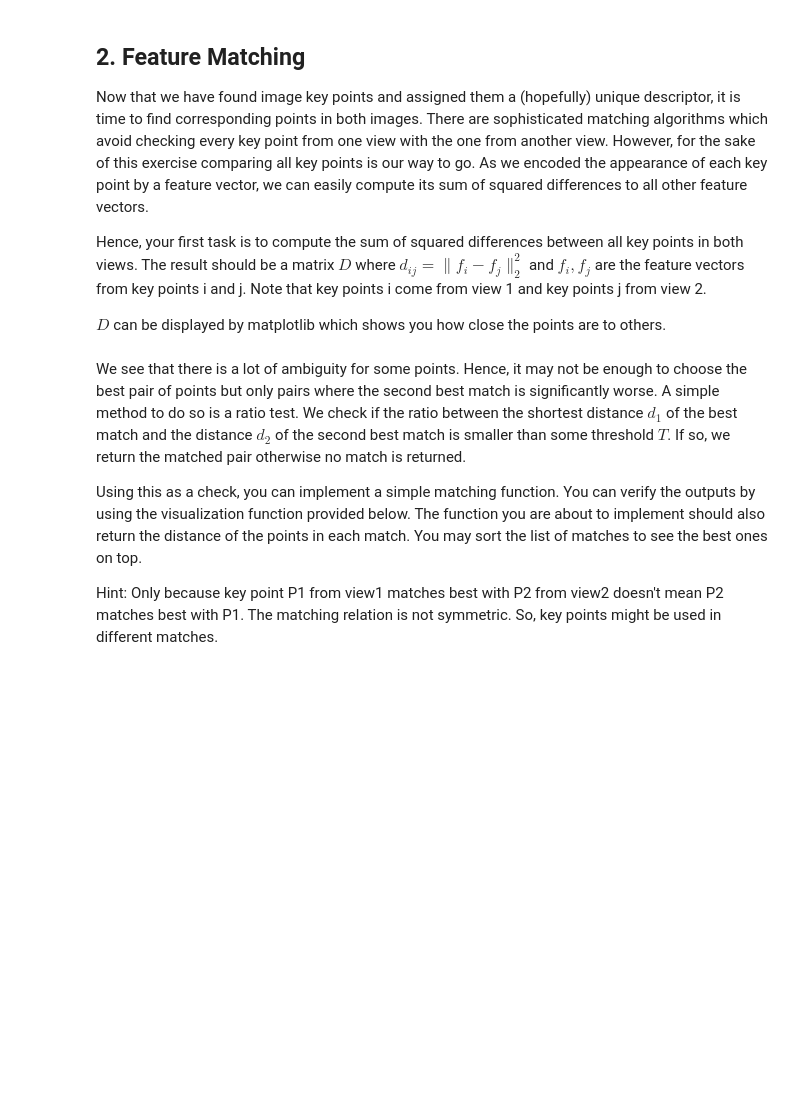
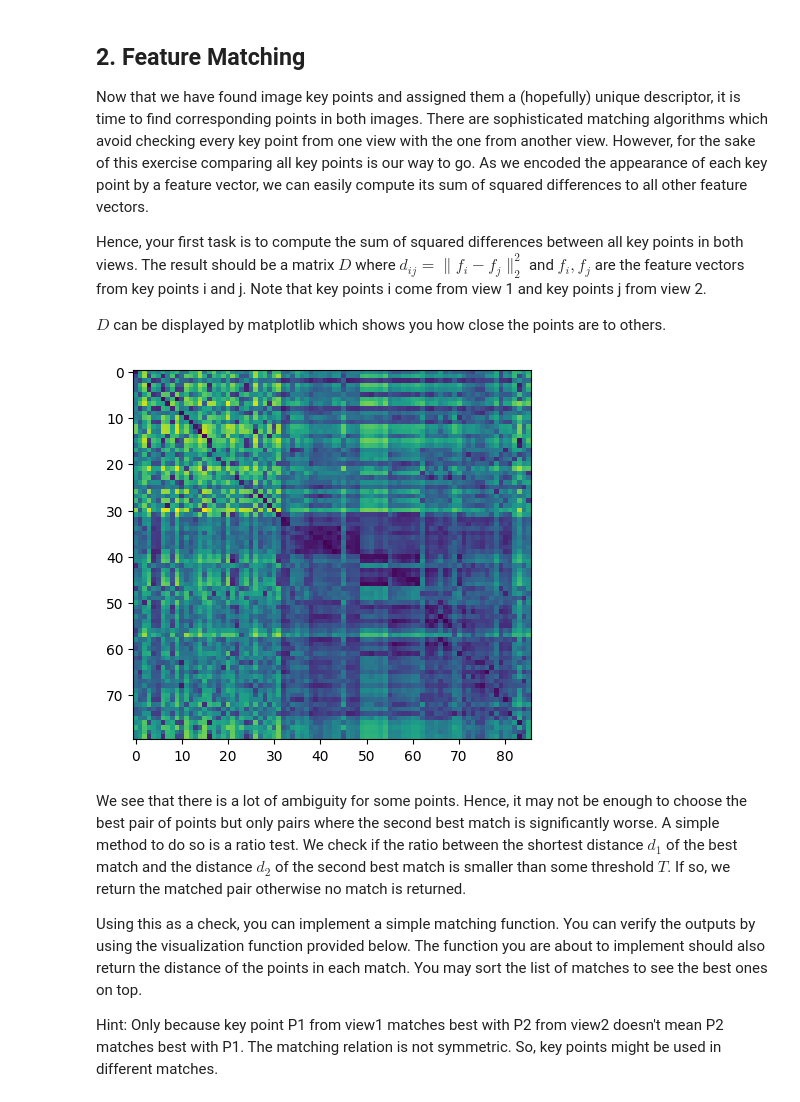
Before and after one commit to Li-Jesse-Jiaze/3dcv-students, a Jupyter notebook: 4.0-tl-feature-matching.ipynb, the cells around one changed output. Saved outputs shown, nothing was run; the diff lists cells and outputs as text; code cells hidden in the pictures; blank space fills up the shorter version.

```diff
--- a/4.0-tl-feature-matching.ipynb
+++ b/4.0-tl-feature-matching.ipynb
@@ -478,20 +478,28 @@ $D$ can be displayed by matplotlib which shows you how close the points are to o
 # %%
 features_view1 = features["view1"]
 features_view2 = features["view2"]
 
 def get_distances(features_view1: npt.ArrayLike, features_view2: npt.ArrayLike) -> np.ndarray:
     """Compute the distance matrix between the feature vectors.
 
     :param features_view1: feature vectors of view 1 [number of keypoints view 1, feature vector size]
     :param features_view2: feature vectors of view 2 [number of keypoints view 2, feature vector size]
     :return array with distance matrix [number of keypoints 1, number of keypoints view 2]
     """
     # TODO: implement it
+    # solution with scipy: return scipy.spatial.distance.cdist(features_view1, features_view2,'euclidean')**2
+    D = []
+    for i in range(features_view1.shape[0]):
+        row_i = np.linalg.norm(features_view1[i]-features_view2,axis=1)**2
+        D.append(row_i)
+    return np.array(D)
 
-D = # TODO: implement and call get_distances
+D = get_distances(features_view1,features_view2) # TODO: implement and call get_distances
 
 plt.imshow(D)
 plt.show()
+# %% [output]
+[figure, added]
 # %% [markdown]
 We see that there is a lot of ambiguity for some points. Hence, it may not be enough to choose the best pair of points but only pairs where the second best match is significantly worse. A simple method to do so is a ratio test. We check if the ratio between the shortest distance $d_1$ of the best match and the distance $d_2$ of the second best match is smaller than some threshold $T$. If so, we return the matched pair otherwise no match is returned.
 
```
Also changed, not shown: parts of 4 cells of this notebook.
